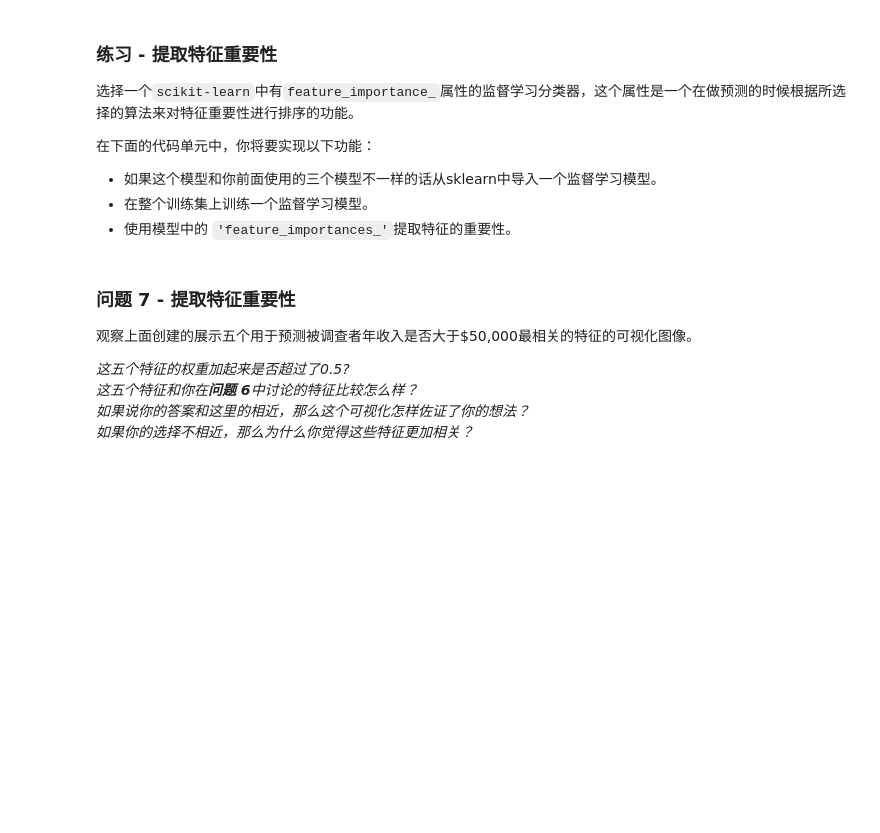
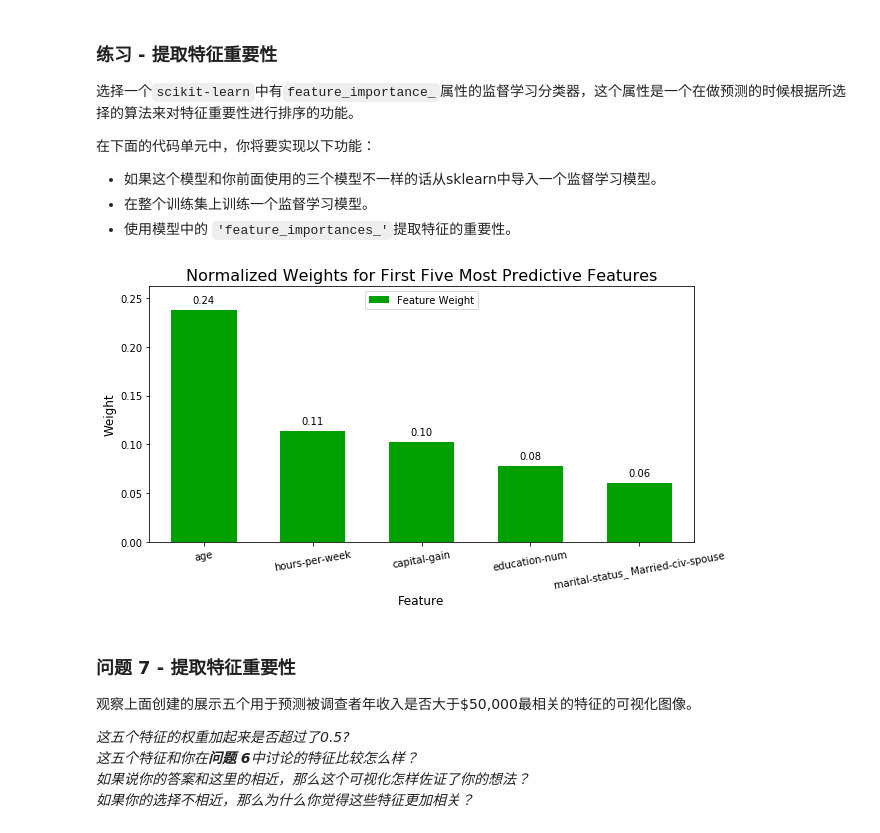
Before and after one commit to NaughtyFlame/Ud_ML, a Jupyter notebook: finding_donors/finding_donors.ipynb, the cells around one changed output. Saved outputs shown, nothing was run; the diff lists cells and outputs as text; code cells hidden in the pictures; blank space fills up the shorter version.

```diff
--- a/finding_donors/finding_donors.ipynb
+++ b/finding_donors/finding_donors.ipynb
@@ -472,9 +472,10 @@ from sklearn.model_selection import KFold
 # clf = RandomForestClassifier()
 clf = DecisionTreeClassifier()
 # TODO：创建你希望调节的参数列表
-parameters = {'max_depth':[i for i in range(1,11)],
-              'min_samples_split':[2,10,30,50],
-             'max_features':[i for i in range(1,11)]}
+parameters = {'max_depth':[i for i in range(3,11)],
+              'min_samples_split':[2,5,10],
+             'max_features':[i for i in range(1,6)]
+             }
 
 # TODO：创建一个fbeta_score打分对象
 scorer = make_scorer(fbeta_score, beta=0.5)
@@ -485,9 +486,12 @@ cross_validator = KFold(n_splits=10)
 grid_obj = GridSearchCV(estimator=clf, param_grid=parameters, scoring=scorer,cv=cross_validator)
 
 # TODO：用训练数据拟合网格搜索对象并找到最佳参数
+start = time()
 grid_obj.fit(X_train, y_train)
+end = time()
 # 得到estimator
 best_clf = grid_obj.best_estimator_
 print best_clf
+print end - start
 # %% [output]
 DecisionTreeClassifier(class_weight=None, criterion='gini', max_depth=10,
@@ -563,14 +568,19 @@ _在这十三个记录中，你认为哪五个特征对于预测是最重要的
 # %%
 # TODO：导入一个有'feature_importances_'的监督学习模型
 
+# 这里我选择 Random Forest，上面已经导入。
+
 # TODO：在训练集上训练一个监督学习模型
-model = None
+model = RandomForestClassifier()
+model.fit(X_train, y_train)
 
 # TODO： 提取特征重要性
-importances = None
+importances = model.feature_importances_
 
 # 绘图
 vs.feature_plot(importances, X_train, y_train)
+# %% [output]
+[figure, added]
 # %% [markdown]
 ### 问题 7 - 提取特征重要性
 观察上面创建的展示五个用于预测被调查者年收入是否大于\$50,000最相关的特征的可视化图像。
```
Also changed, not shown: parts of 16 cells of this notebook.
